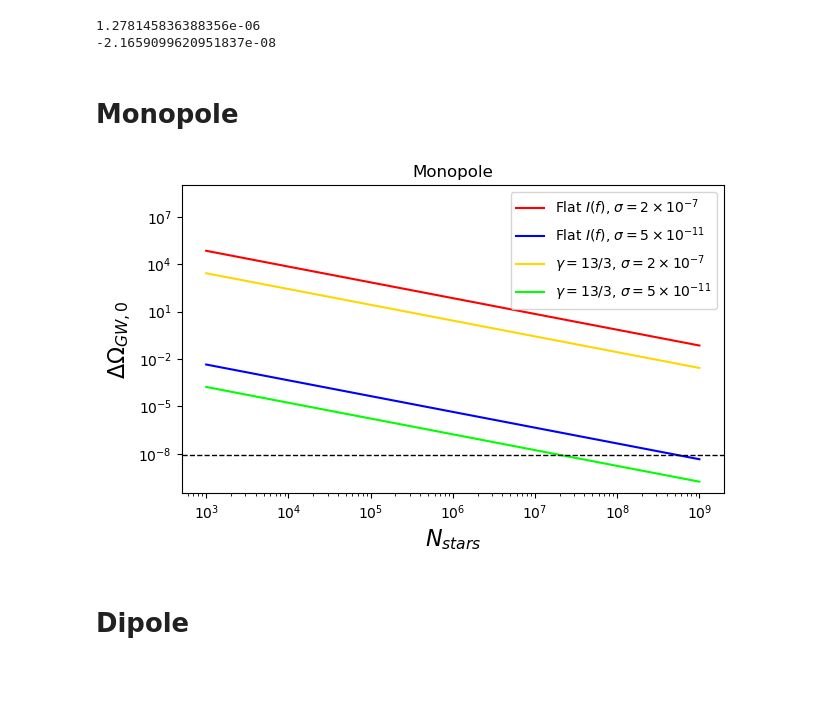
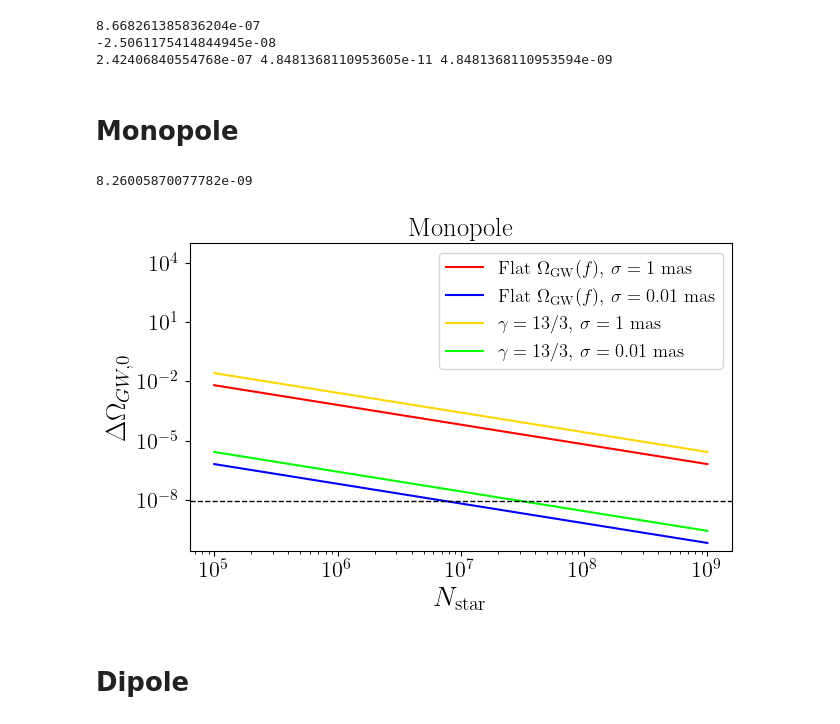
Before and after one commit to MarisolJC/Astrometry_meets_PTAs, a Jupyter notebook: Forecast.ipynb, the cells around one changed output. Cells and saved outputs as stored; diff of their text form; code cells hidden in the pictures; blank space fills up the shorter version.

```diff
--- a/Forecast.ipynb
+++ b/Forecast.ipynb
@@ -10,7 +16,7 @@ cycle = plt.rcParams['axes.prop_cycle'].by_key()['color']
 year = 365*24*3600 # Seconds
 nobsinyear = 2*12 # Assuming stars are observed twice a month
 fstar = (365*24*3600)**(-1)
-tobs = 20/fstar
+tobs = 15/fstar
 nobstot = nobsinyear*(tobs/year)
 
 h0 = 2.15e-18
@@ -49,41 +55,56 @@ nI = -7/3
 factor00 = 0.65 # proporcionality constant for the Trace[H0 H0]
 print(dfgamma(nI))
 print(deltaI0( 2e-7, nI, 1000, factor00))
+
+# Conversion between sigma = 50 mas and sigma in radians.
+Sig1 = 50*(1/1000)*(1/3600)*(2*np.pi/360) # Values taken from the paper G Mentasti and CR Contaldi
+Sig2 = 0.01*(1/1000)*(1/3600)*(2*np.pi/360) # 'Observing GW with Solar system Astrometry'.
+Sig3 = 1*(1/1000)*(1/3600)*(2*np.pi/360)
+print(Sig1, Sig2, Sig3)
 # %% [output]
-1.278145836388356e-06
--2.1659099620951837e-08
+8.668261385836204e-07
+-2.5061175414844945e-08
+2.42406840554768e-07 4.8481368110953605e-11 4.8481368110953594e-09
 # %% [markdown]
 # Monopole
 # %%
 nI_1 = 0
 nI_2 = -7/3
-factor00 = 3
-N = np.arange(1000, 10e8, 1000)
+nI_3 = -3 # This gives flat \Omega_{GW}(f)
+factor00 = 3 # proporcionality constant for the Trace[H0 H0]
+N = np.arange(10e4, 10e8, 1000)
 
-D_OmegaGW_1 = deltaI0( 2e-7, N, factor00, nI_1)*conversion
-D_OmegaGW_2 = deltaI0( 5e-11, N, factor00, nI_1)*conversion
-D_OmegaGW_3 = deltaI0( 2e-7, N, factor00, nI_2)*conversion
-D_OmegaGW_4 = deltaI0( 5e-11, N, factor00, nI_2)*conversion
+sigma1 = 2.42e-7 # Equivalent to 50 mas, but in radians.
+sigma2 = 4.84e-11 # Equivalent to 0.01 mas,  but in radians.
+sigma3 = 4.84e-09 # Equivalent to 1 mas,  but in radians.
 
-I0 = 9.1e-23
+D_OmegaGW_1 = deltaI0( sigma3, N, factor00, nI_3)*conversion
+D_OmegaGW_2 = deltaI0( sigma2, N, factor00, nI_3)*conversion
+D_OmegaGW_3 = deltaI0( sigma3, N, factor00, nI_2)*conversion
+D_OmegaGW_4 = deltaI0( sigma2, N, factor00, nI_2)*conversion
+
+I0 = 9.1e-23 # Value measured by NANOGrav
 Omega_GW0 = I0 *conversion
+print(Omega_GW0)
 
 plt.figure(figsize=(7, 4))
-plt.loglog(N, D_OmegaGW_1, color='r', label='Flat $I(f)$, $\sigma = 2 \\times 10^{-7}$')
-plt.loglog(N, D_OmegaGW_2, color='b', label='Flat $I(f)$, $\sigma = 5 \\times 10^{-11}$')
-plt.loglog(N, D_OmegaGW_3, color='gold', label='$\gamma = 13/3$, $\sigma = 2 \\times 10^{-7}$')
-plt.loglog(N, D_OmegaGW_4, color='lime', label='$\gamma = 13/3$, $\sigma = 5 \\times 10^{-11}$')
+plt.loglog(N, D_OmegaGW_1, color='r', label='Flat $\Omega_{\mathrm{GW}}(f)$, $\sigma = 1$ mas')
+plt.loglog(N, D_OmegaGW_2, color='b', label='Flat $\Omega_{\mathrm{GW}}(f)$, $\sigma = 0.01$ mas')
+plt.loglog(N, D_OmegaGW_3, color='gold', label='$\gamma = 13/3$, $\sigma = 1$ mas')
+plt.loglog(N, D_OmegaGW_4, color='lime', label='$\gamma = 13/3$, $\sigma = 0.01$ mas')
 plt.axhline(y=Omega_GW0, color='black', linestyle='--', linewidth=1)
-plt.ylim(top=10e8)
-plt.xlabel(r'$N_{stars}$',size=16)
-plt.ylabel("$\Delta \Omega_{GW,0}$",size=16)
+plt.ylim(top=10e4)
+#plt.xlim(bottom=10e5)
+plt.xlabel(r'$N_{\mathrm{star}}$',size=20)
+plt.ylabel("$\Delta \Omega_{GW,0}$",size=20)
 plt.title("Monopole")
-plt.legend()
+plt.legend(loc='upper right', fontsize='small')
 #plt.grid(True)
 
 plt.savefig("Forecast_Monopole.pdf", bbox_inches='tight')
 # %% [output]
+8.26005870077782e-09
-[figure, old version]
+[figure, new version]
 # %% [markdown]
 # Dipole
 # %%
```
Also changed, not shown: parts of 3 cells of this notebook.
